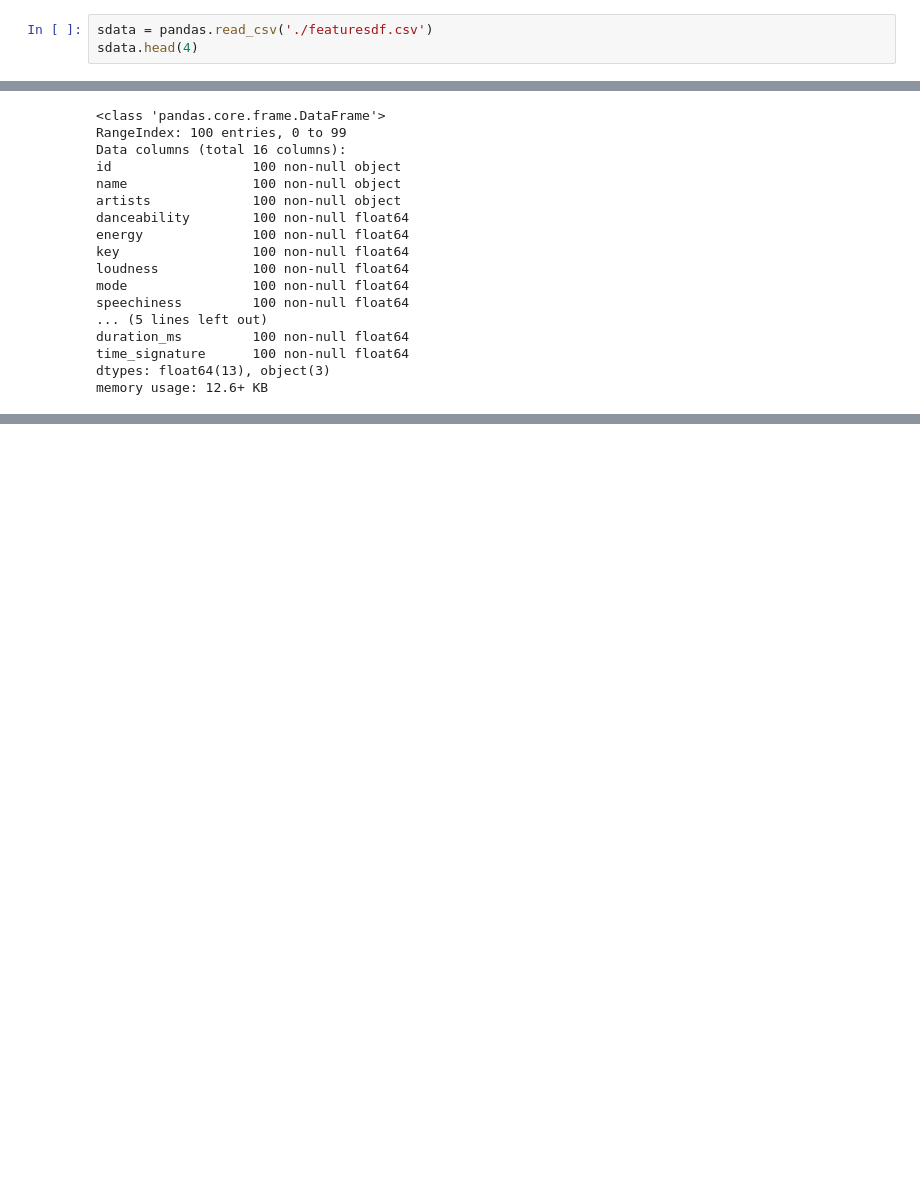
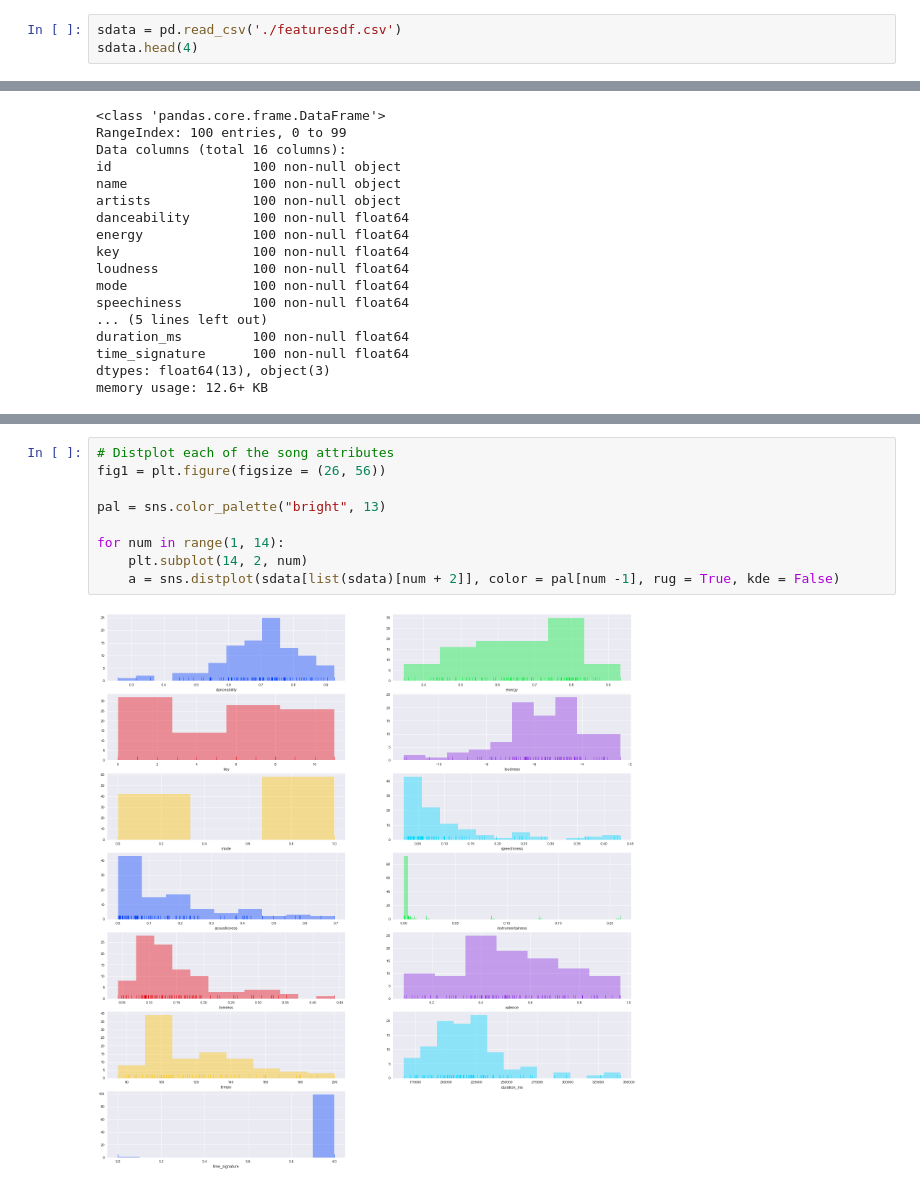
Before and after one commit to bigolu/CS439, a Jupyter notebook: SpotifyRankingStudy.ipynb, the cells around one changed output, grey strips where cells are left out. Saved outputs shown, nothing was run; the diff lists cells and outputs as text; blank space fills up the shorter version.

```diff
--- a/SpotifyRankingStudy.ipynb
+++ b/SpotifyRankingStudy.ipynb
@@ -32,7 +54,7 @@ import seaborn
 # %% [markdown]
 The dataset contains other information beyond the name of the songs and its ranking, as shown below.  We also check that the dataset is complete.  In this case, all the fields are valid, and nothing seems to be duplicated.
 # %%
-sdata = pandas.read_csv('./featuresdf.csv')
+sdata = pd.read_csv('./featuresdf.csv')
 sdata.head(4)
 # %% [output]
 |  | id | name | artists | danceability | energy | key | loudness | mode | speechiness | ... |
@@ -113,0 +152,11 @@ The following fields are song attributes or audio features that are provided by
+# %%
+# Distplot each of the song attributes
+fig1 = plt.figure(figsize = (26, 56))
+
+pal = sns.color_palette("bright", 13)
+
+for num in range(1, 14):
+    plt.subplot(14, 2, num)
+    a = sns.distplot(sdata[list(sdata)[num + 2]], color = pal[num -1], rug = True, kde = False)
+# %% [output]
+[figure, added]
```
Also changed, not shown: parts of 7 cells of this notebook.
